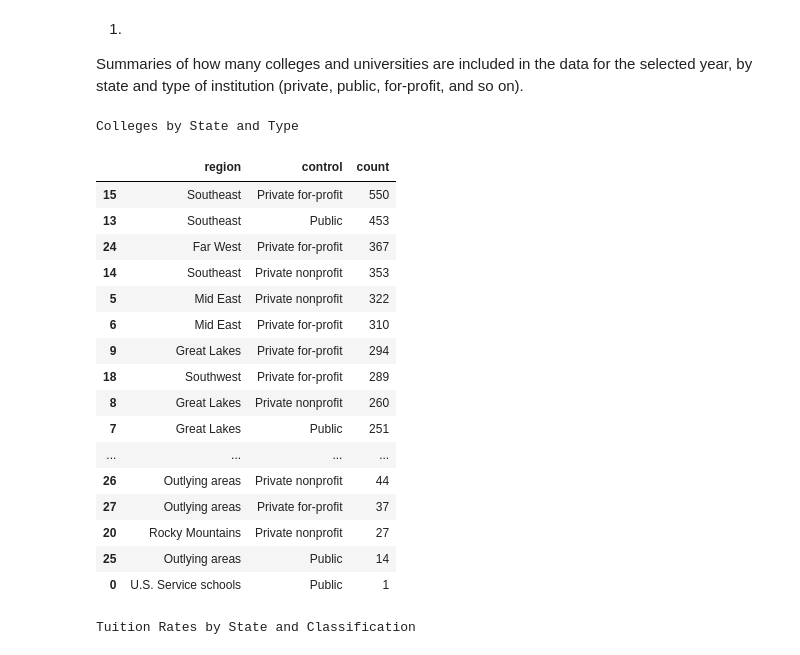
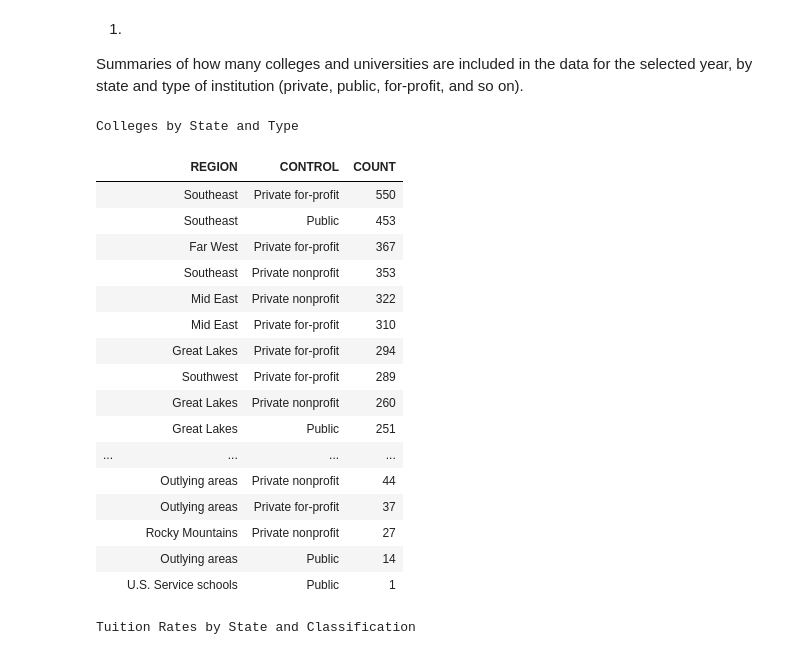
Before and after one commit to vinay-maruri/data-pipeline-CMU, a Jupyter notebook: Reporting Notebook.ipynb, the cells around one changed output. Saved outputs shown, nothing was run; the diff lists cells and outputs as text; code cells hidden in the pictures.

```diff
--- a/Reporting Notebook.ipynb
+++ b/Reporting Notebook.ipynb
@@ -82,29 +86,32 @@ def summarize_colleges_by_state_and_type(year):
     conn.close()
 
     return df
-
-
-print('Colleges by State and Type')
-summarize_colleges_by_state_and_type(year)
+;
-# %% [output]
-Colleges by State and Type
-|  | region | control | count |
-| 15 | Southeast | Private for-profit | 550 |
-| 13 | Southeast | Public | 453 |
-| 24 | Far West | Private for-profit | 367 |
-| 14 | Southeast | Private nonprofit | 353 |
-| 5 | Mid East | Private nonprofit | 322 |
-| 6 | Mid East | Private for-profit | 310 |
-| 9 | Great Lakes | Private for-profit | 294 |
-| 18 | Southwest | Private for-profit | 289 |
-| 8 | Great Lakes | Private nonprofit | 260 |
-| 7 | Great Lakes | Public | 251 |
-| ... | ... | ... | ... |
-| 26 | Outlying areas | Private nonprofit | 44 |
-| 27 | Outlying areas | Private for-profit | 37 |
-| 20 | Rocky Mountains | Private nonprofit | 27 |
-| 25 | Outlying areas | Public | 14 |
-| 0 | U.S. Service schools | Public | 1 |
+# %%
+print('Colleges by State and Type')
+res = summarize_colleges_by_state_and_type(year)
+res.style.format(precision=0, thousands=",", decimal=".") \
+  .format_index(str.upper, axis=1) \
+  .relabel_index(["" for x in res.index], axis=0)
+# %% [output]
+Colleges by State and Type
+|  | REGION | CONTROL | COUNT |
+|  | Southeast | Private for-profit | 550 |
+|  | Southeast | Public | 453 |
+|  | Far West | Private for-profit | 367 |
+|  | Southeast | Private nonprofit | 353 |
+|  | Mid East | Private nonprofit | 322 |
+|  | Mid East | Private for-profit | 310 |
+|  | Great Lakes | Private for-profit | 294 |
+|  | Southwest | Private for-profit | 289 |
+|  | Great Lakes | Private nonprofit | 260 |
+|  | Great Lakes | Public | 251 |
+| ... | ... | ... | ... |
+|  | Outlying areas | Private nonprofit | 44 |
+|  | Outlying areas | Private for-profit | 37 |
+|  | Rocky Mountains | Private nonprofit | 27 |
+|  | Outlying areas | Public | 14 |
+|  | U.S. Service schools | Public | 1 |
 # %%
 def summarize_tuition_rates_by_state_and_classification(year):
     """
```
Also changed, not shown: parts of 24 cells of this notebook.
